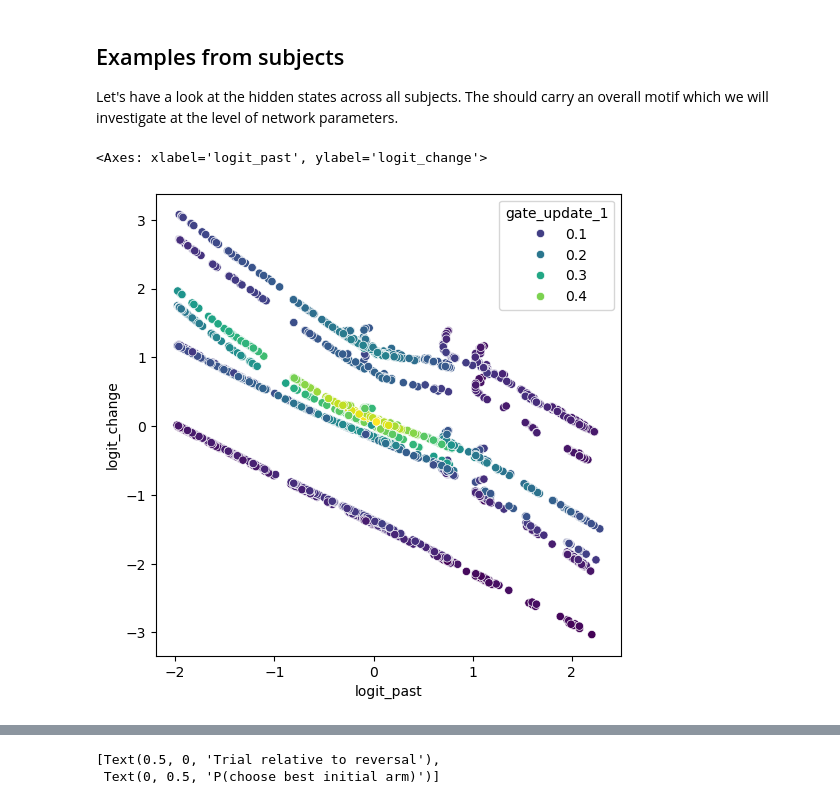
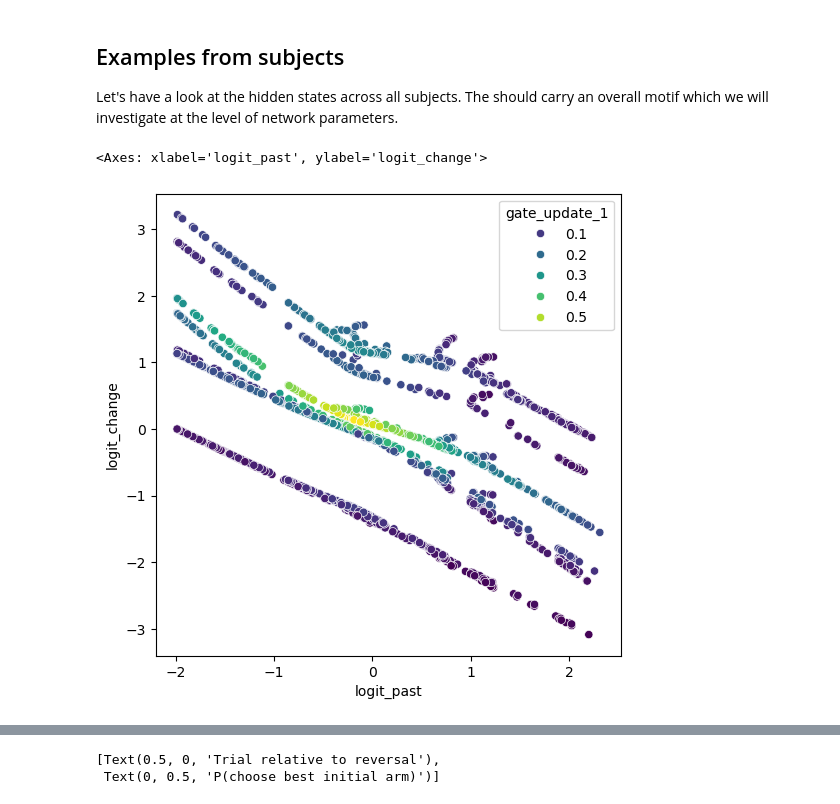
Before and after one commit to charlesdgburns/NM_TinyRNN, a Jupyter notebook: notebooks/monoGRU_mechanisms.ipynb, the cells around one changed output, grey strips where cells are left out. Cells and saved outputs as stored; diff of their text form; code cells hidden in the pictures.

```diff
--- a/notebooks/monoGRU_mechanisms.ipynb
+++ b/notebooks/monoGRU_mechanisms.ipynb
@@ -63,17 +63,17 @@ Let's have a look at the hidden states across all subjects. The should carry an
 # %%
 # single subject example
 subject_id="WS05"
-model_id = "2_unit_monoGRU_relu_unipolar_forced_ndb"
+model_id = "2_unit_monoGRU_relu_unipolar_forced"
 outer_loop_n = 10
 select_df = best_model_df.query(f"subject_id=='{subject_id}' and model_id=='{model_id}' and outer_loop_n=={outer_loop_n}")
 
 fig, ax = plt.subplots(1,1,figsize=(6,6))
 trials_data = analysis.load_data(select_df.trials_data_path.iloc[0])
 model = analysis.load_data(select_df.model_pickle_path.iloc[0])
 sns.scatterplot(trials_data, x= 'logit_past',y='logit_change', hue='gate_update_1',palette='viridis')
 # %% [output]
 <Axes: xlabel='logit_past', ylabel='logit_change'>
-[figure, old version]
+[figure, new version]
 # %%
 # we want to plot behaviour around reversals
 reload(rev)
```
Also changed, not shown: parts of 8 cells of this notebook, 1 other file.
